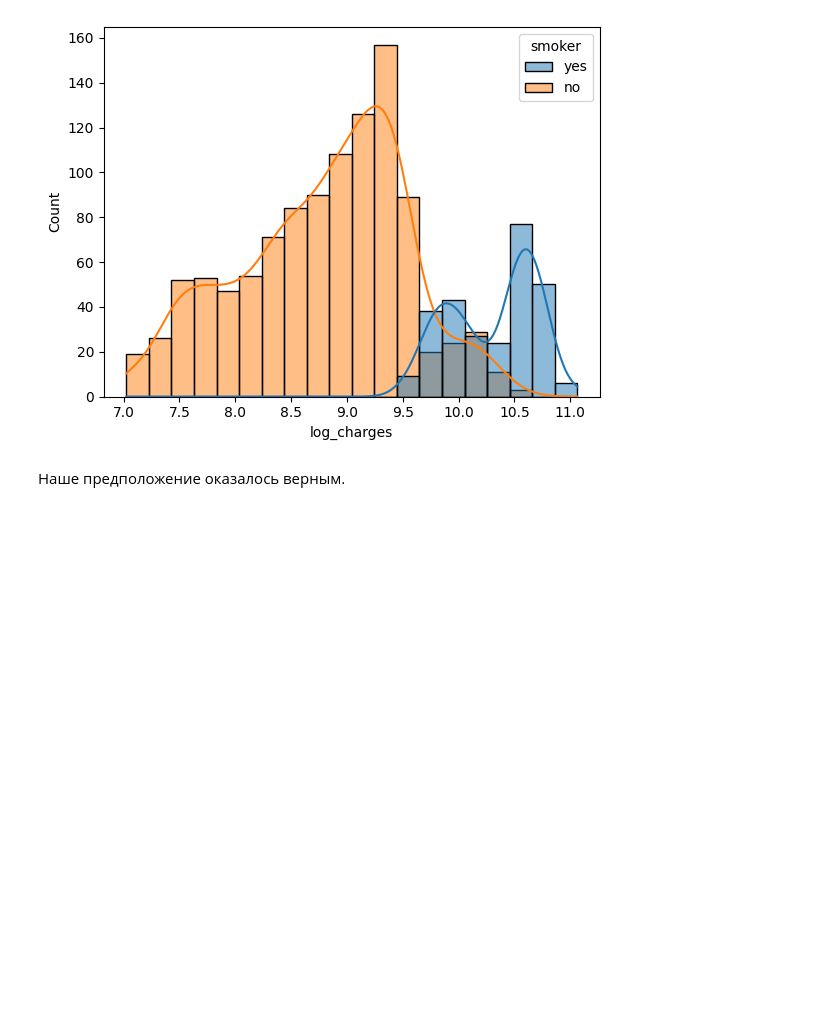
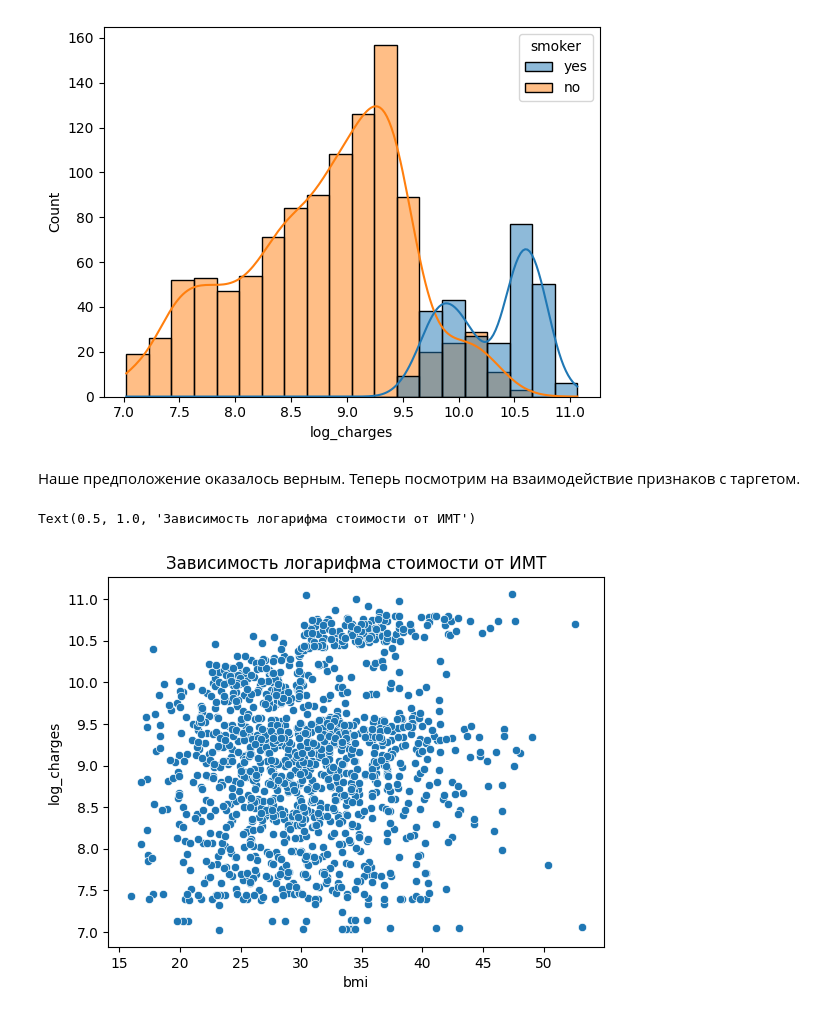
Before and after one commit to IslamDyshoko/insurance-price-predictor, a Jupyter notebook: eda.ipynb, the cells around one changed output. Drawn from its saved outputs; the diff is of its cells as text; code cells hidden in the pictures; blank space fills up the shorter version.

```diff
--- a/eda.ipynb
+++ b/eda.ipynb
@@ -272,4 +272,10 @@ sns.histplot(data=df,x='log_charges', hue='smoker', kde=True, bins=20)
 <Axes: xlabel='log_charges', ylabel='Count'>
 [figure]
 # %% [markdown]
-Наше предположение оказалось верным.
+Наше предположение оказалось верным. Теперь посмотрим на взаимодействие признаков с таргетом.
+# %%
+sns.scatterplot(data=df, x='bmi', y='log_charges')
+plt.title('Зависимость логарифма стоимости от ИМТ')
+# %% [output]
+Text(0.5, 1.0, 'Зависимость логарифма стоимости от ИМТ')
+[figure, added]
```
Also changed, not shown: parts of 6 cells of this notebook.
